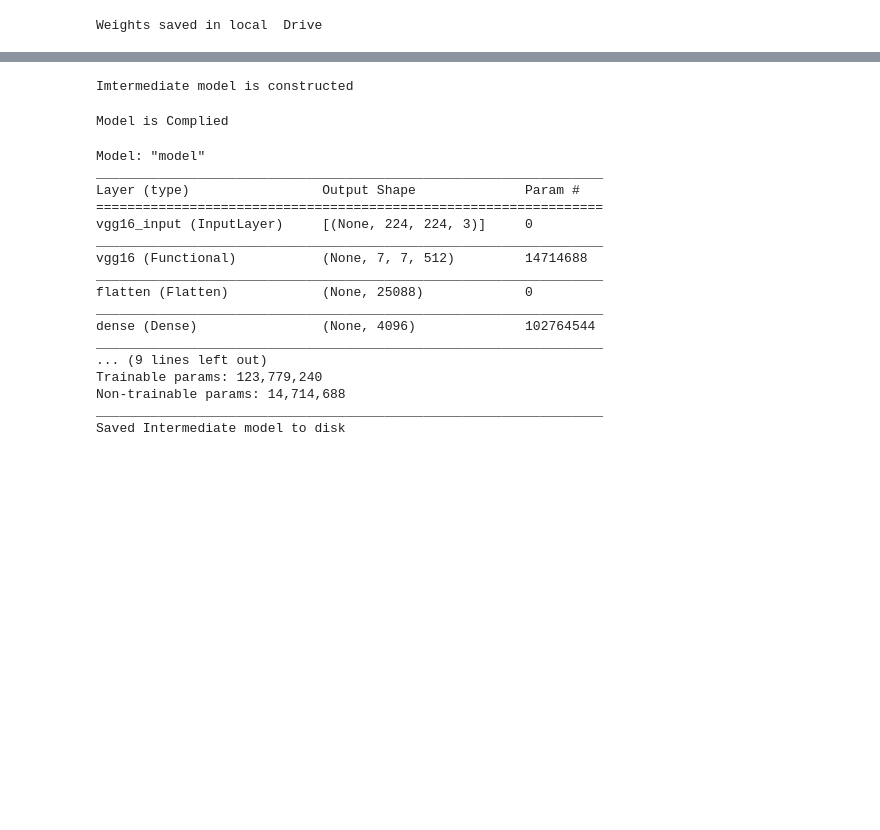
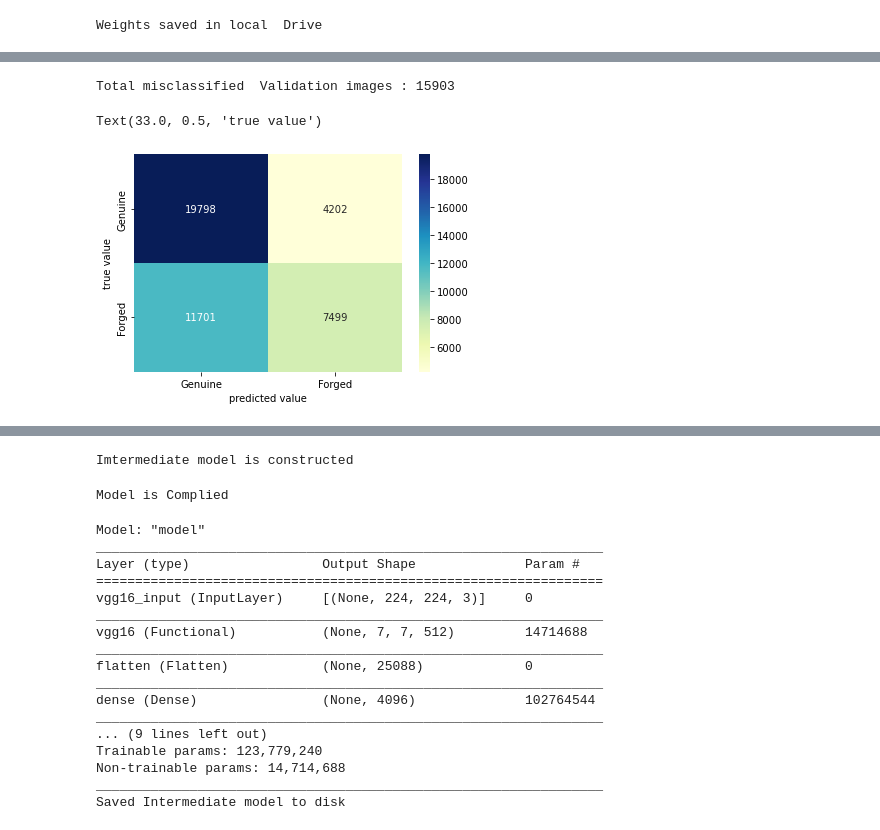
Before and after one commit to deepakmoud/Signature-verification-Novel-Architecture, a Jupyter notebook: Signature_Verification_VGG16_GDPS_dataset.ipynb, the cells around one changed output, grey strips where cells are left out. Drawn from its saved outputs; the diff is of its cells as text; code cells hidden in the pictures; blank space fills up the shorter version.

```diff
--- a/Signature_Verification_VGG16_GDPS_dataset.ipynb
+++ b/Signature_Verification_VGG16_GDPS_dataset.ipynb
@@ -231,0 +281,18 @@ _________________________________________________________________
+# %%
+misclassified = df[df['y']!=df['y_pred']]
+print('Total misclassified  Validation images : %d'%misclassified['y'].count())
+# %% [output]
+Total misclassified  Validation images : 15903
+# %%
+#Prediction of test set
+from sklearn.metrics import confusion_matrix
+import matplotlib.pyplot as plt
+import seaborn as sns
+
+conf_matrix = confusion_matrix(df.y,df.y_pred)
+sns.heatmap(conf_matrix,cmap="YlGnBu",annot=True,fmt='g', xticklabels=['Genuine', 'Forged'], yticklabels=['Genuine', 'Forged'] );
+plt.xlabel('predicted value')
+plt.ylabel('true value')
+# %% [output]
+Text(33.0, 0.5, 'true value')
+[figure, added]
```
Also changed, not shown: parts of 38 cells of this notebook.
